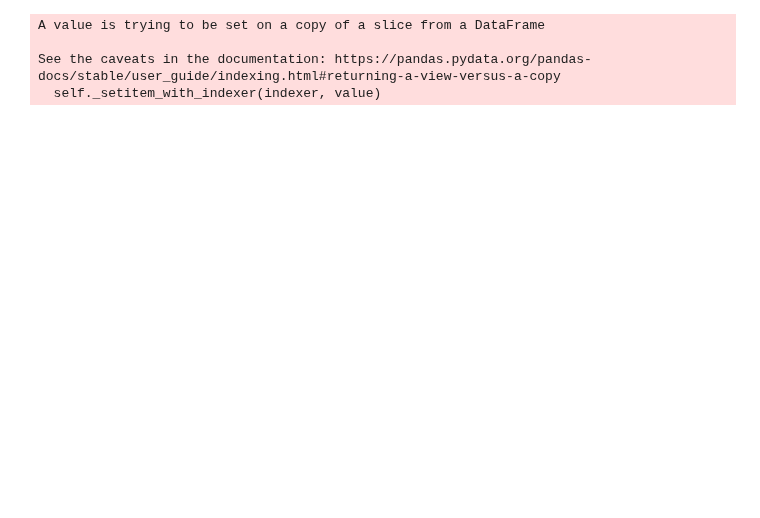
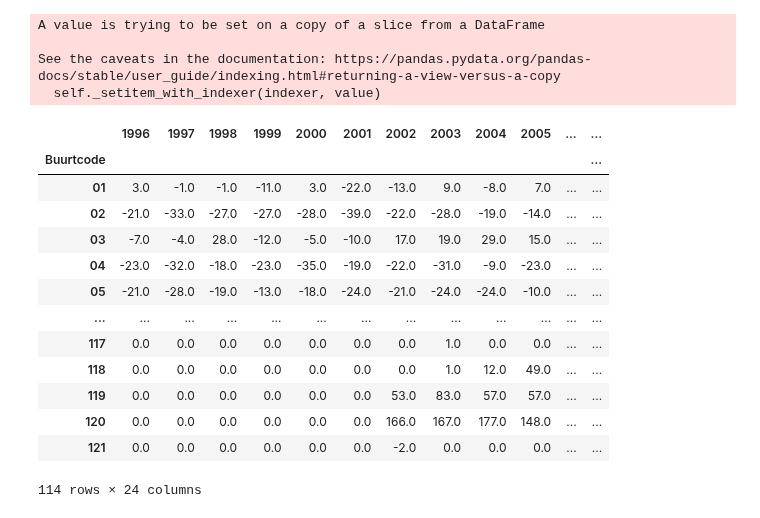
Before and after one commit to J-h-V/OpenDataDenHaag, a Jupyter notebook: Python/Natural Change.ipynb, the cells around one changed output. Saved outputs shown, nothing was run; the diff lists cells and outputs as text; code cells hidden in the pictures; blank space fills up the shorter version.

```diff
--- a/Python/Natural Change.ipynb
+++ b/Python/Natural Change.ipynb
@@ -53,3 +53,20 @@ See the caveats in the documentation: https://pandas.pydata.org/pandas-docs/stab
 natural_change = round(nat_change["2020"],1)
 # %%
 natural_change.to_csv("output/natural_change.csv")
+# %%
+nat_change
+# %% [output]
+|  | 1996 | 1997 | 1998 | 1999 | 2000 | 2001 | 2002 | 2003 | 2004 | 2005 | ... | ... |
+| Buurtcode |  |  |  |  |  |  |  |  |  |  |  | ... |
+| 01 | 3.0 | -1.0 | -1.0 | -11.0 | 3.0 | -22.0 | -13.0 | 9.0 | -8.0 | 7.0 | ... | ... |
+| 02 | -21.0 | -33.0 | -27.0 | -27.0 | -28.0 | -39.0 | -22.0 | -28.0 | -19.0 | -14.0 | ... | ... |
+| 03 | -7.0 | -4.0 | 28.0 | -12.0 | -5.0 | -10.0 | 17.0 | 19.0 | 29.0 | 15.0 | ... | ... |
+| 04 | -23.0 | -32.0 | -18.0 | -23.0 | -35.0 | -19.0 | -22.0 | -31.0 | -9.0 | -23.0 | ... | ... |
+| 05 | -21.0 | -28.0 | -19.0 | -13.0 | -18.0 | -24.0 | -21.0 | -24.0 | -24.0 | -10.0 | ... | ... |
+| ... | ... | ... | ... | ... | ... | ... | ... | ... | ... | ... | ... | ... |
+| 117 | 0.0 | 0.0 | 0.0 | 0.0 | 0.0 | 0.0 | 0.0 | 1.0 | 0.0 | 0.0 | ... | ... |
+| 118 | 0.0 | 0.0 | 0.0 | 0.0 | 0.0 | 0.0 | 0.0 | 1.0 | 12.0 | 49.0 | ... | ... |
+| 119 | 0.0 | 0.0 | 0.0 | 0.0 | 0.0 | 0.0 | 53.0 | 83.0 | 57.0 | 57.0 | ... | ... |
+| 120 | 0.0 | 0.0 | 0.0 | 0.0 | 0.0 | 0.0 | 166.0 | 167.0 | 177.0 | 148.0 | ... | ... |
+| 121 | 0.0 | 0.0 | 0.0 | 0.0 | 0.0 | 0.0 | -2.0 | 0.0 | 0.0 | 0.0 | ... | ... |
+114 rows × 24 columns
```
Also changed, not shown: parts of 1 cell of this notebook, 9 other files.
